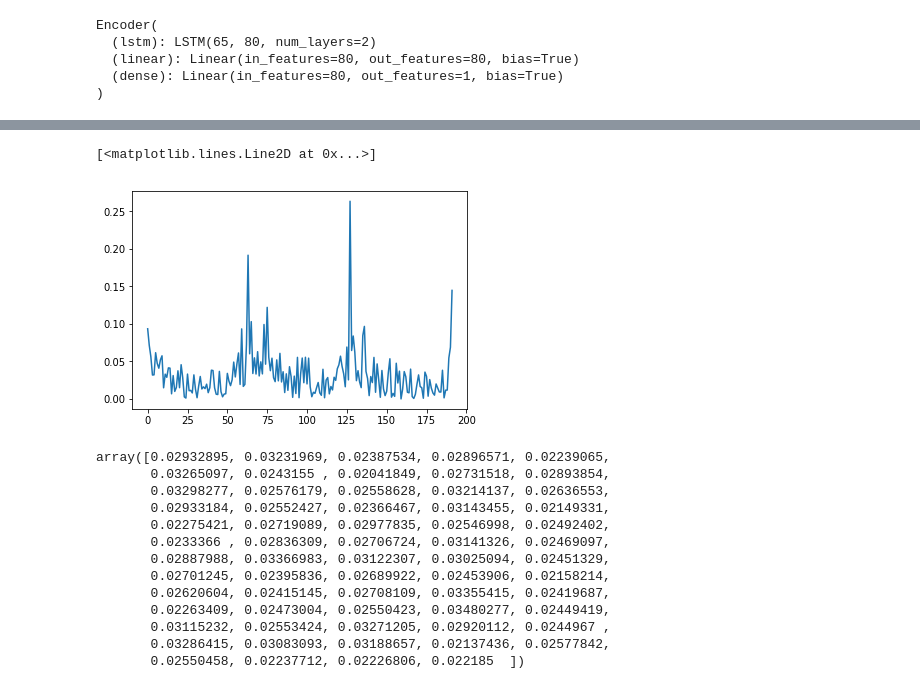
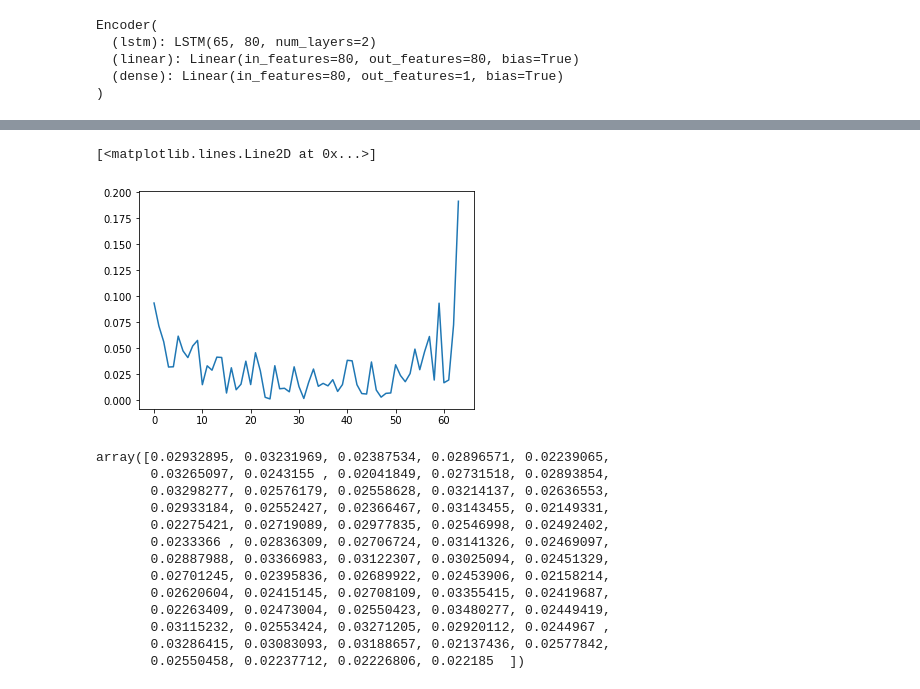
Before and after one commit to emilyj19/TS, a Jupyter notebook: SQF_RNN_model.ipynb, the cells around one changed output, grey strips where cells are left out. Saved outputs shown, nothing was run; the diff lists cells and outputs as text; code cells hidden in the pictures.

```diff
--- a/SQF_RNN_model.ipynb
+++ b/SQF_RNN_model.ipynb
@@ -185,7 +209,7 @@ class Encoder(nn.Module):
 learning_rate = 0.0005
 #learning_rate_decay =
 num_epochs = 20
-T = 3*64
+T = 64
 num_paths = 50
 pred_length = 64
 num_lstm_layers = 2
@@ -311,13 +324,13 @@ plt.plot(train_loss)
 # %%
 #test data
 test_data = test_vols[0, 0:int(T/64)]
-test_data = test_data.flatten()
+test_data = test_data.reshape((test_data))
 test_data_norm = test_data/np.amax(test_vols[0])
 
 plt.plot(test_data_norm)
 # %% [output]
 [<matplotlib.lines.Line2D at 0x...>]
-[figure, old version]
+[figure, new version]
 # %%
 test_data = test_data_norm.reshape((1,-1))
 
```
Also changed, not shown: parts of 14 cells of this notebook.
